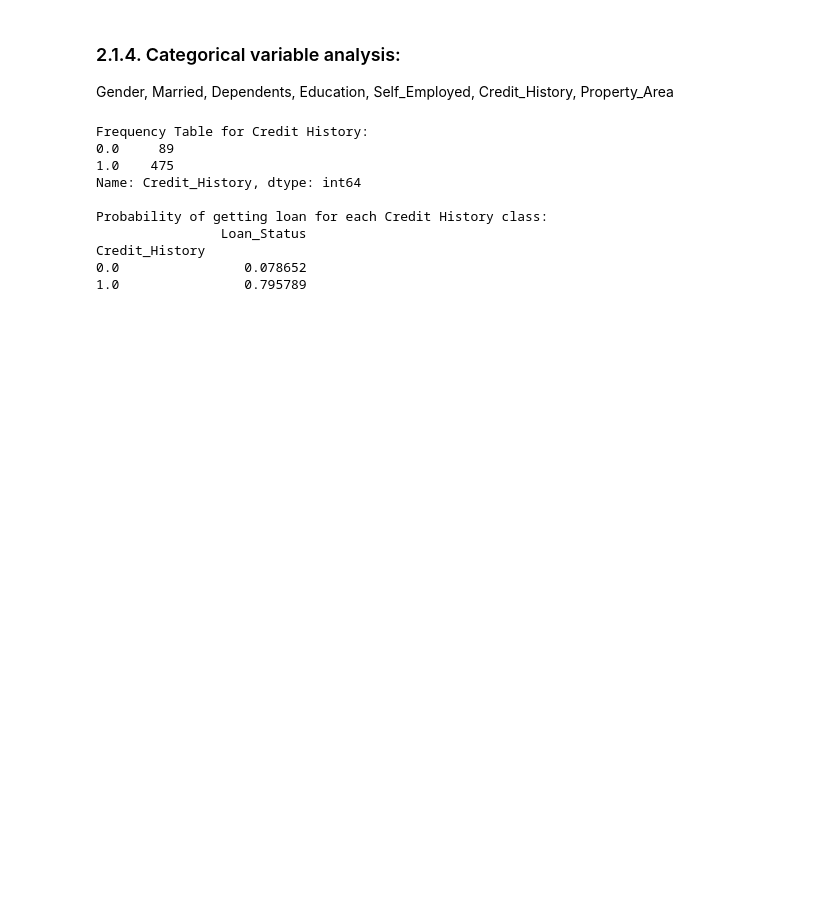
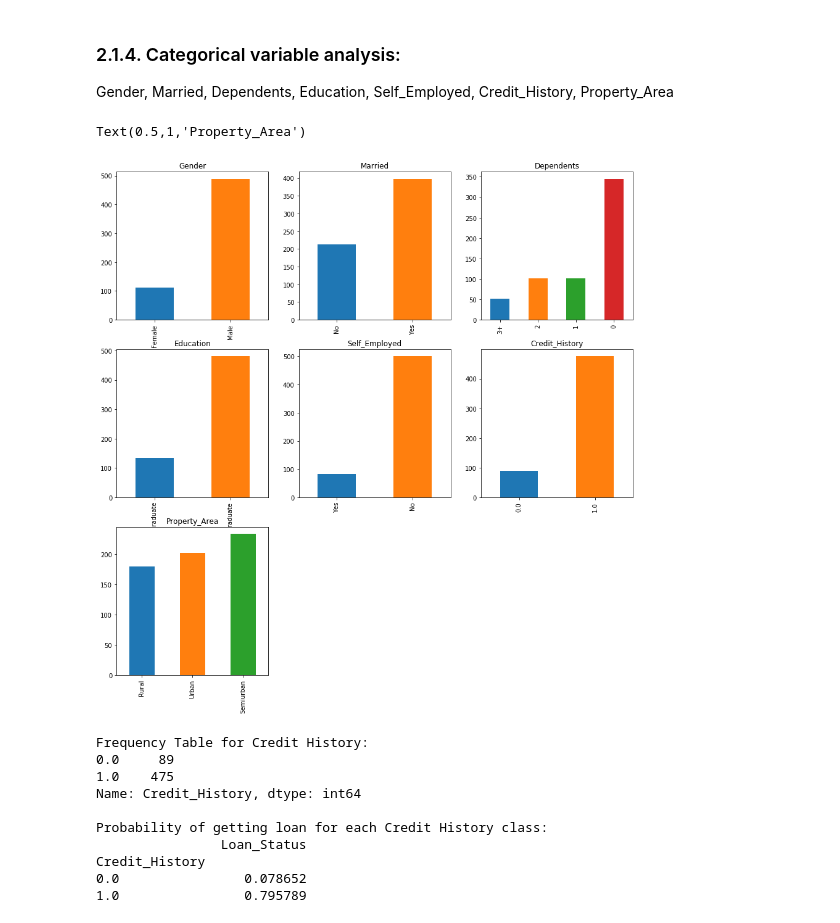
Before and after one commit to AlexIKey/LoanPrediction3, a Jupyter notebook: notebooks/DataPrepare.ipynb, the cells around one changed output. Saved outputs shown, nothing was run; the diff lists cells and outputs as text; code cells hidden in the pictures; blank space fills up the shorter version.

```diff
--- a/notebooks/DataPrepare.ipynb
+++ b/notebooks/DataPrepare.ipynb
@@ -125,4 +135,44 @@ g.map_offdiag(plt.scatter)
 ### 2.1.4. Categorical variable analysis:
 
 Gender,	Married, Dependents, Education, Self_Employed, Credit_History, Property_Area
+# %%
+fig2 = plt.figure(figsize=(15,15))
+
+ax1 = fig2.add_subplot(3,3,1)
+gender_temp = df_train['Gender'].value_counts(ascending=True)
+gender_temp.plot(kind='bar')
+ax1.set_title("Gender")
+
+ax2 = fig2.add_subplot(3,3,2)
+married_temp = df_train['Married'].value_counts(ascending=True)
+married_temp.plot(kind='bar')
+ax2.set_title("Married")
+
+ax3 = fig2.add_subplot(3,3,3)
+dependents_temp = df_train['Dependents'].value_counts(ascending=True)
+dependents_temp.plot(kind='bar')
+ax3.set_title("Dependents")
+
+ax4 = fig2.add_subplot(3,3,4)
+education_temp = df_train['Education'].value_counts(ascending=True)
+education_temp.plot(kind='bar')
+ax4.set_title("Education")
+
+ax5 = fig2.add_subplot(3,3,5)
+self_employed_temp = df_train['Self_Employed'].value_counts(ascending=True)
+self_employed_temp.plot(kind='bar')
+ax5.set_title("Self_Employed")
+
+ax6 = fig2.add_subplot(3,3,6)
+credit_history_temp = df_train['Credit_History'].value_counts(ascending=True)
+credit_history_temp.plot(kind='bar')
+ax6.set_title("Credit_History")
+
+ax7 = fig2.add_subplot(3,3,7)
+property_area_temp = df_train['Property_Area'].value_counts(ascending=True)
+property_area_temp.plot(kind='bar')
+ax7.set_title("Property_Area")
+# %% [output]
+Text(0.5,1,'Property_Area')
+[figure, added]
 # %%
```
Also changed, not shown: parts of 32 cells of this notebook.
